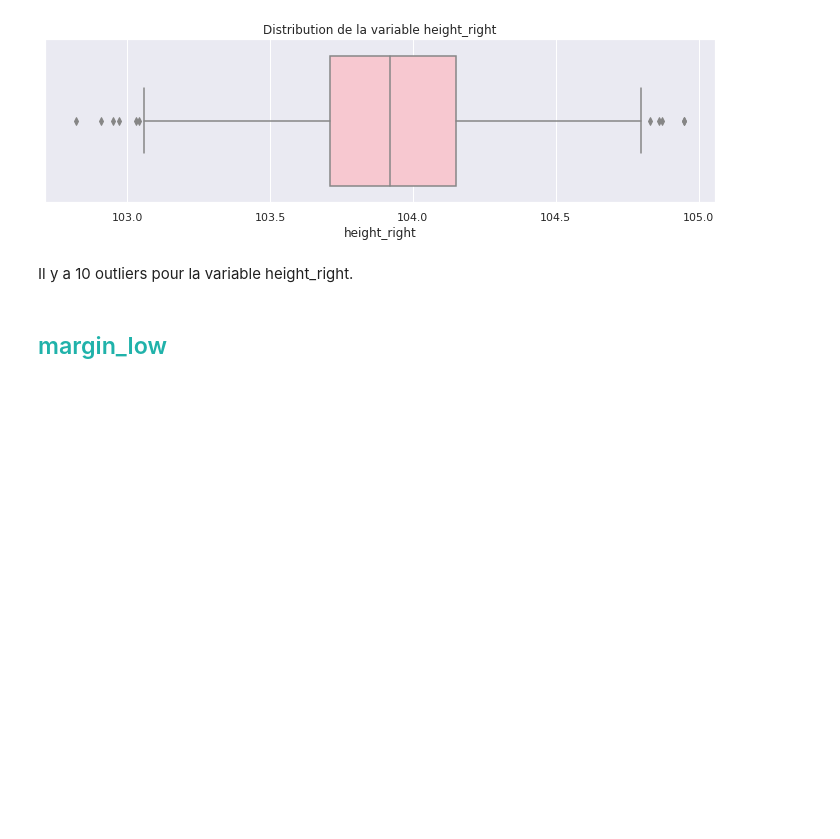
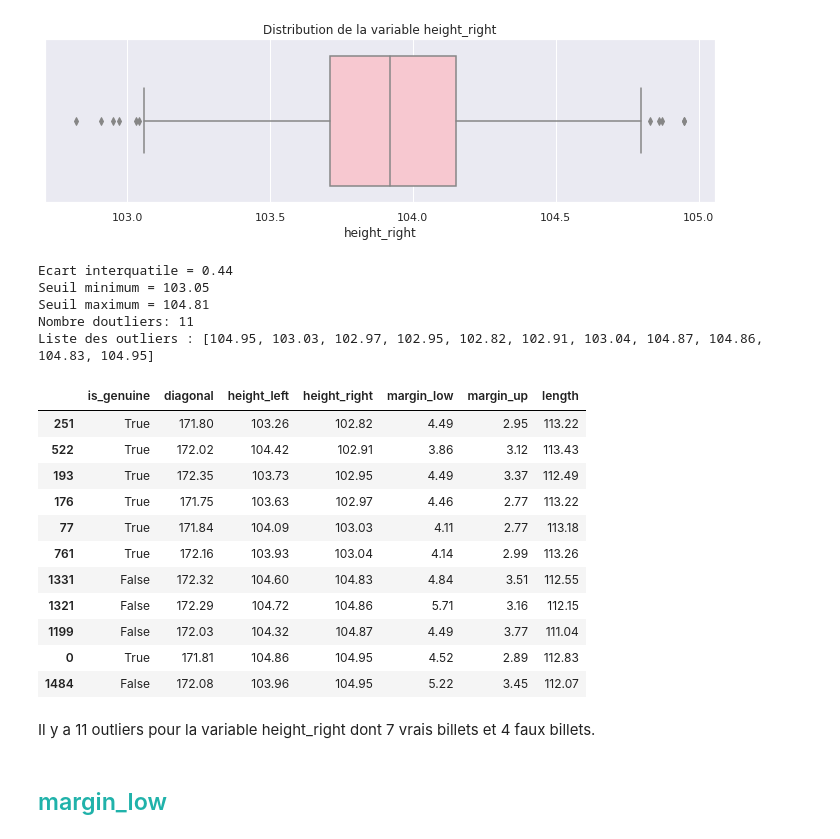
Before and after one commit to Randasabag/Detectez-des-faux-billets-avec-R-ou-Python, a Jupyter notebook: P10.ipynb, the cells around one changed output. Saved outputs shown, nothing was run; the diff lists cells and outputs as text; code cells hidden in the pictures; blank space fills up the shorter version.

```diff
--- a/P10.ipynb
+++ b/P10.ipynb
@@ -269,8 +334,33 @@ plt.show
 # %% [output]
 <function matplotlib.pyplot.show(*args, **kw)>
 [figure]
+# %%
+#affichage des outliers
+liste_outliers(df_billets, 'height_right')
+# %% [output]
+Ecart interquatile = 0.44
+Seuil minimum = 103.05
+Seuil maximum = 104.81
+Nombre doutliers: 11
+Liste des outliers : [104.95, 103.03, 102.97, 102.95, 102.82, 102.91, 103.04, 104.87, 104.86, 104.83, 104.95]
+# %%
+l=[104.95, 103.03, 102.97, 102.95, 102.82, 102.91, 103.04, 104.87, 104.86, 104.83, 104.95]
+df_billets[df_billets['height_right'].isin (l)].sort_values('height_right')
+# %% [output]
+|  | is_genuine | diagonal | height_left | height_right | margin_low | margin_up | length |
+| 251 | True | 171.80 | 103.26 | 102.82 | 4.49 | 2.95 | 113.22 |
+| 522 | True | 172.02 | 104.42 | 102.91 | 3.86 | 3.12 | 113.43 |
+| 193 | True | 172.35 | 103.73 | 102.95 | 4.49 | 3.37 | 112.49 |
+| 176 | True | 171.75 | 103.63 | 102.97 | 4.46 | 2.77 | 113.22 |
+| 77 | True | 171.84 | 104.09 | 103.03 | 4.11 | 2.77 | 113.18 |
+| 761 | True | 172.16 | 103.93 | 103.04 | 4.14 | 2.99 | 113.26 |
+| 1331 | False | 172.32 | 104.60 | 104.83 | 4.84 | 3.51 | 112.55 |
+| 1321 | False | 172.29 | 104.72 | 104.86 | 5.71 | 3.16 | 112.15 |
+| 1199 | False | 172.03 | 104.32 | 104.87 | 4.49 | 3.77 | 111.04 |
+| 0 | True | 171.81 | 104.86 | 104.95 | 4.52 | 2.89 | 112.83 |
+| 1484 | False | 172.08 | 103.96 | 104.95 | 5.22 | 3.45 | 112.07 |
 # %% [markdown]
-Il y a 10 outliers pour la variable height_right.
+Il y a 11 outliers pour la variable height_right dont 7 vrais billets et 4 faux billets.
 # %% [markdown]
 ## <a name="C11"><font color='LightSeaGreen'>margin_low</font></a>
 # %%
```
Also changed, not shown: parts of 19 cells of this notebook.
